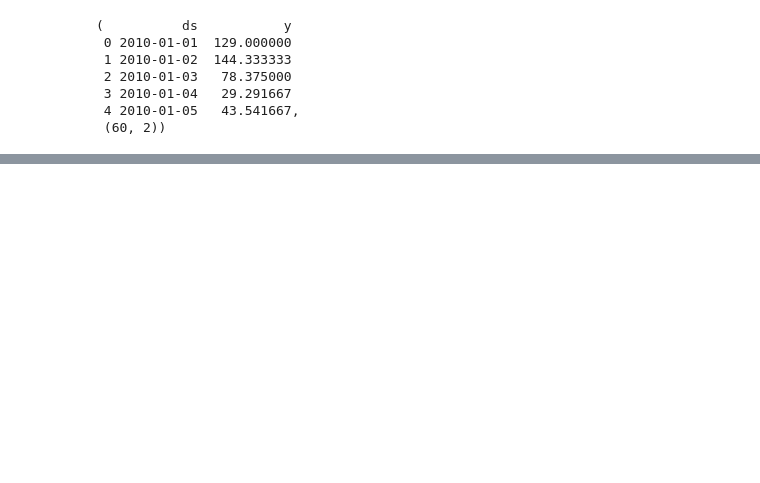
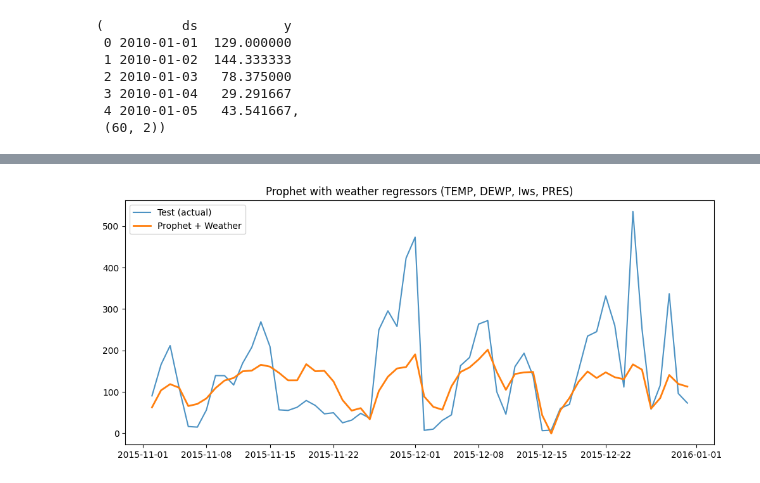
Before and after one commit to Sergi-Magrina/pollution-forecasting, a Jupyter notebook: notebooks/phase2_forecasting_prophet.ipynb, the cells around one changed output, grey strips where cells are left out. Drawn from its saved outputs; the diff is of its cells as text; code cells hidden in the pictures; blank space fills up the shorter version.

```diff
--- a/notebooks/phase2_forecasting_prophet.ipynb
+++ b/notebooks/phase2_forecasting_prophet.ipynb
@@ -96,0 +133,40 @@ future.head()
+# %%
+# Load weather data from the original CSV
+weather = pd.read_csv("../data/BeijingPM20100101_20151231.csv", na_values=["NA"])
+weather["datetime"] = pd.to_datetime(dict(year=weather["year"], month=weather["month"], day=weather["day"], hour=weather["hour"]))
+weather = weather.set_index("datetime").sort_index()
+
+# Daily averages of weather variables
+daily_weather = weather.resample("D")[["TEMP", "DEWP", "Iws", "PRES"]].mean().ffill().bfill()
+
+# Merge with target
+df_merged = df_all.set_index("ds").join(daily_weather, how="left").reset_index()
+
+# Re-split
+df_train_exo = df_merged.iloc[:-H]
+df_test_exo = df_merged.iloc[-H:]
+
+# Create model with regressors
+m_reg = Prophet(
+    daily_seasonality=False,
+    weekly_seasonality=True,
+    yearly_seasonality=True,
+    changepoint_prior_scale=0.6
+)
+
+for reg in ["TEMP", "DEWP", "Iws", "PRES"]:
+    m_reg.add_regressor(reg)
+
+# Fit
+m_reg.fit(df_train_exo[["ds", "y", "TEMP", "DEWP", "Iws", "PRES"]])
+
+# Predict
+fcst_reg = m_reg.predict(df_test_exo[["ds", "TEMP", "DEWP", "Iws", "PRES"]])
+
+# Plot
+plt.figure(figsize=(12,5))
+plt.plot(df_test["ds"], df_test["y"], label="Test (actual)", alpha=0.8)
+plt.plot(df_test["ds"], fcst_reg["yhat"], label="Prophet + Weather", linewidth=2)
+plt.title("Prophet with weather regressors (TEMP, DEWP, Iws, PRES)")
+plt.legend(); plt.show()
+# %% [output]
@@ -96,0 +175 @@ future.head()
+[figure, added]
```
Also changed, not shown: parts of 6 cells of this notebook, 3 other files.
